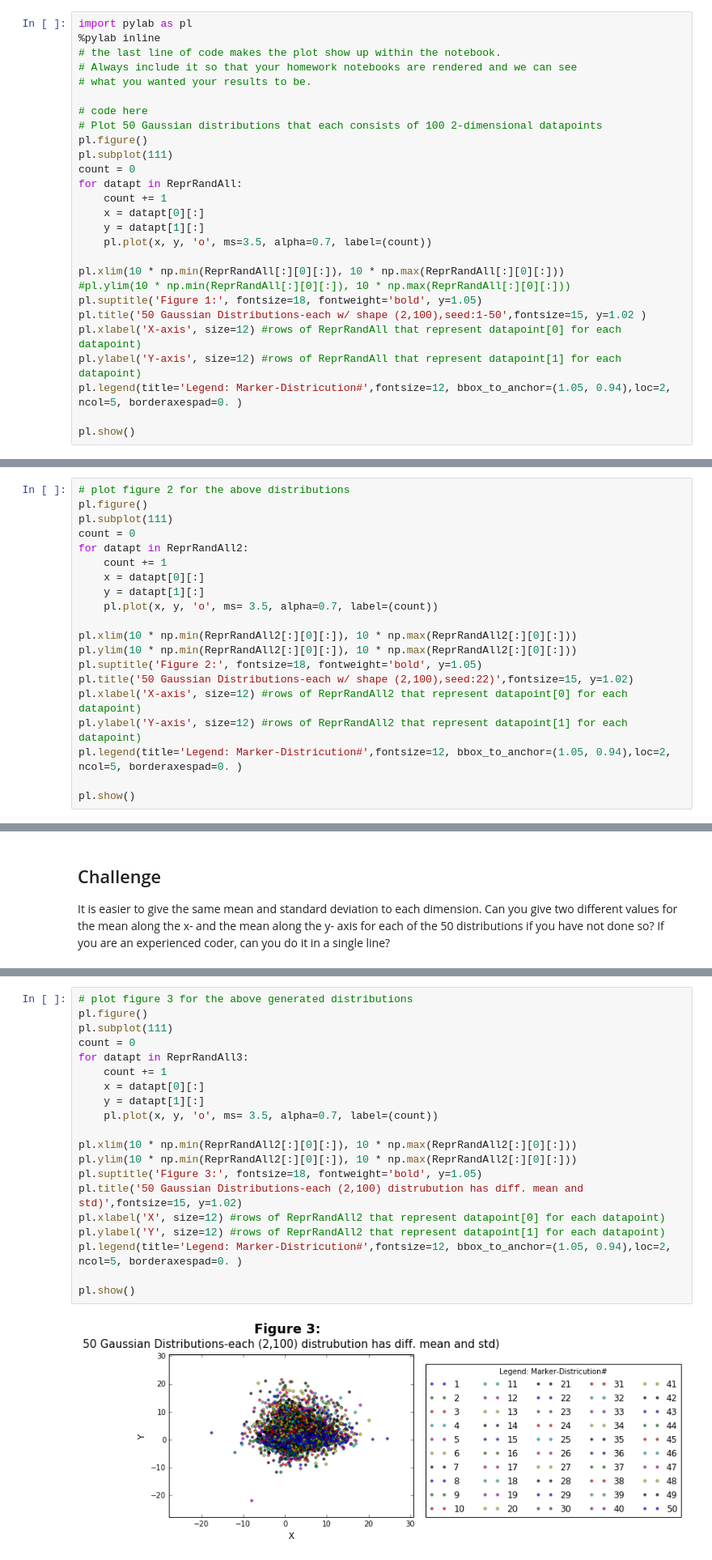
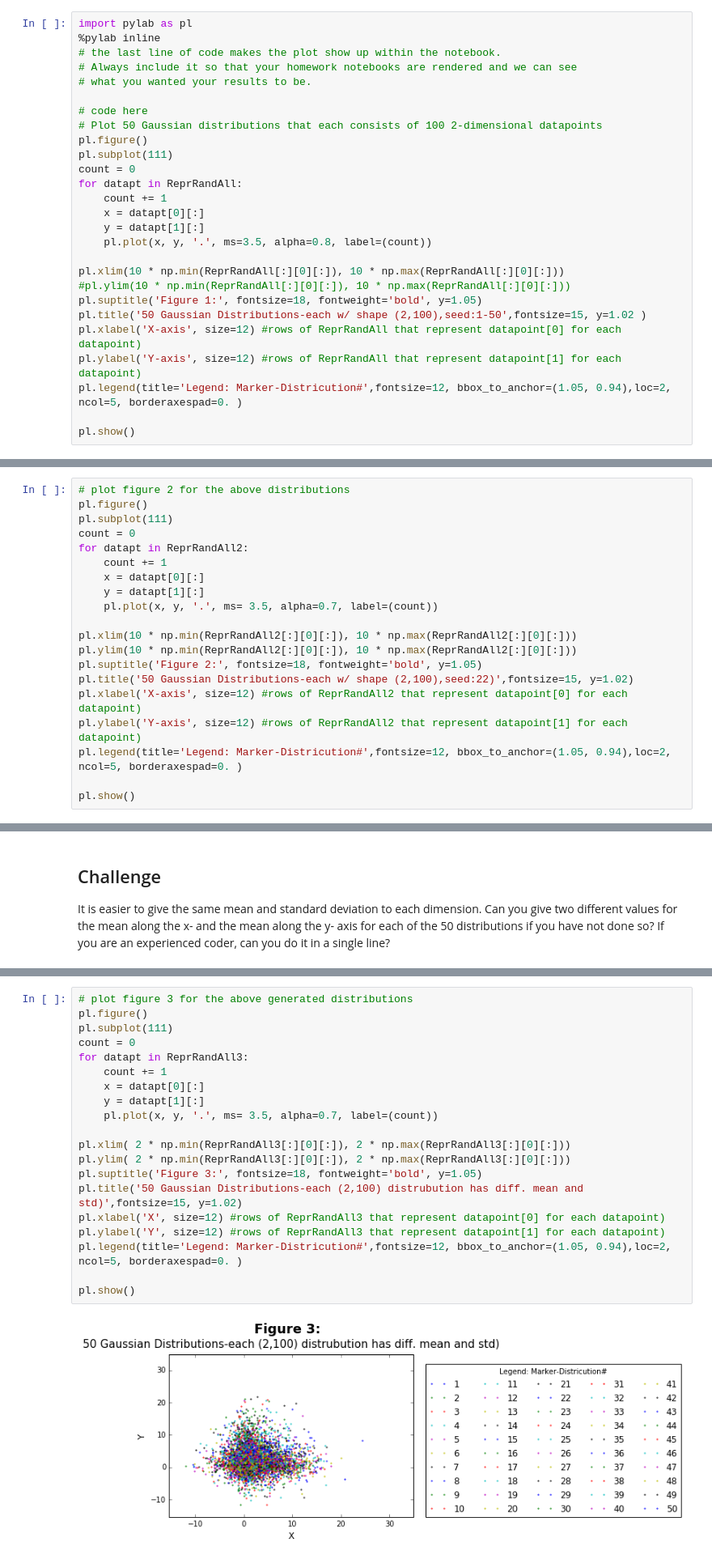
Before and after one commit to kayzhou22/PUI2016_zz1598, a Jupyter notebook: HW1_zz1598/HW1_3_zz1598.ipynb, the cells around one changed output, grey strips where cells are left out. Shown at 81% size. Saved outputs shown, nothing was run; the diff lists cells and outputs as text.

```diff
--- a/HW1_zz1598/HW1_3_zz1598.ipynb
+++ b/HW1_zz1598/HW1_3_zz1598.ipynb
@@ -142,7 +142,7 @@ for datapt in ReprRandAll:
     count += 1
     x = datapt[0][:]
     y = datapt[1][:]
-    pl.plot(x, y, 'o', ms=3.5, alpha=0.7, label=(count))
+    pl.plot(x, y, '.', ms=3.5, alpha=0.8, label=(count))
 
 pl.xlim(10 * np.min(ReprRandAll[:][0][:]), 10 * np.max(ReprRandAll[:][0][:]))
 #pl.ylim(10 * np.min(ReprRandAll[:][0][:]), 10 * np.max(ReprRandAll[:][0][:]))
@@ -173,7 +173,7 @@ for datapt in ReprRandAll2:
     count += 1
     x = datapt[0][:]
     y = datapt[1][:]
-    pl.plot(x, y, 'o', ms= 3.5, alpha=0.7, label=(count))
+    pl.plot(x, y, '.', ms= 3.5, alpha=0.7, label=(count))
 
 pl.xlim(10 * np.min(ReprRandAll2[:][0][:]), 10 * np.max(ReprRandAll2[:][0][:]))
 pl.ylim(10 * np.min(ReprRandAll2[:][0][:]), 10 * np.max(ReprRandAll2[:][0][:]))
@@ -240,22 +241,22 @@ print (ReprRandAll3)  #new ReprRandAll3 with row[1] shuffled among the 50 groups
 # %%
 # plot figure 3 for the above generated distributions
 pl.figure()
 pl.subplot(111)
 count = 0
 for datapt in ReprRandAll3:
     count += 1
     x = datapt[0][:]
     y = datapt[1][:]
-    pl.plot(x, y, 'o', ms= 3.5, alpha=0.7, label=(count))
+    pl.plot(x, y, '.', ms= 3.5, alpha=0.7, label=(count))
 
-pl.xlim(10 * np.min(ReprRandAll2[:][0][:]), 10 * np.max(ReprRandAll2[:][0][:]))
-pl.ylim(10 * np.min(ReprRandAll2[:][0][:]), 10 * np.max(ReprRandAll2[:][0][:]))
+pl.xlim( 2 * np.min(ReprRandAll3[:][0][:]), 2 * np.max(ReprRandAll3[:][0][:]))
+pl.ylim( 2 * np.min(ReprRandAll3[:][0][:]), 2 * np.max(ReprRandAll3[:][0][:]))
 pl.suptitle('Figure 3:', fontsize=18, fontweight='bold', y=1.05)
 pl.title('50 Gaussian Distributions-each (2,100) distrubution has diff. mean and std)',fontsize=15, y=1.02)
-pl.xlabel('X', size=12) #rows of ReprRandAll2 that represent datapoint[0] for each datapoint)
-pl.ylabel('Y', size=12) #rows of ReprRandAll2 that represent datapoint[1] for each datapoint)
+pl.xlabel('X', size=12) #rows of ReprRandAll3 that represent datapoint[0] for each datapoint)
+pl.ylabel('Y', size=12) #rows of ReprRandAll3 that represent datapoint[1] for each datapoint)
 pl.legend(title='Legend: Marker-Districution#',fontsize=12, bbox_to_anchor=(1.05, 0.94),loc=2, ncol=5, borderaxespad=0. )
 
 pl.show()
 # %% [output]
-[figure, old version]
+[figure, new version]
```
Also changed, not shown: parts of 3 cells of this notebook.
